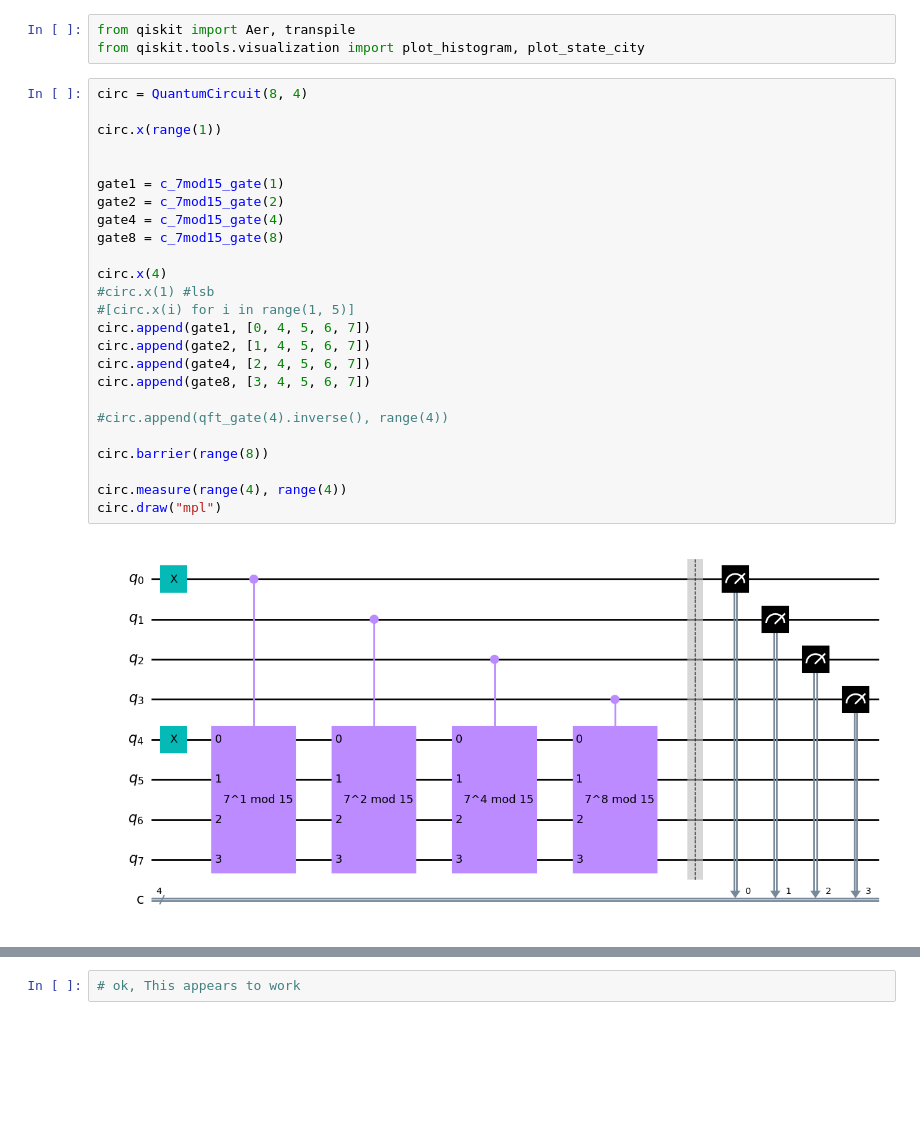
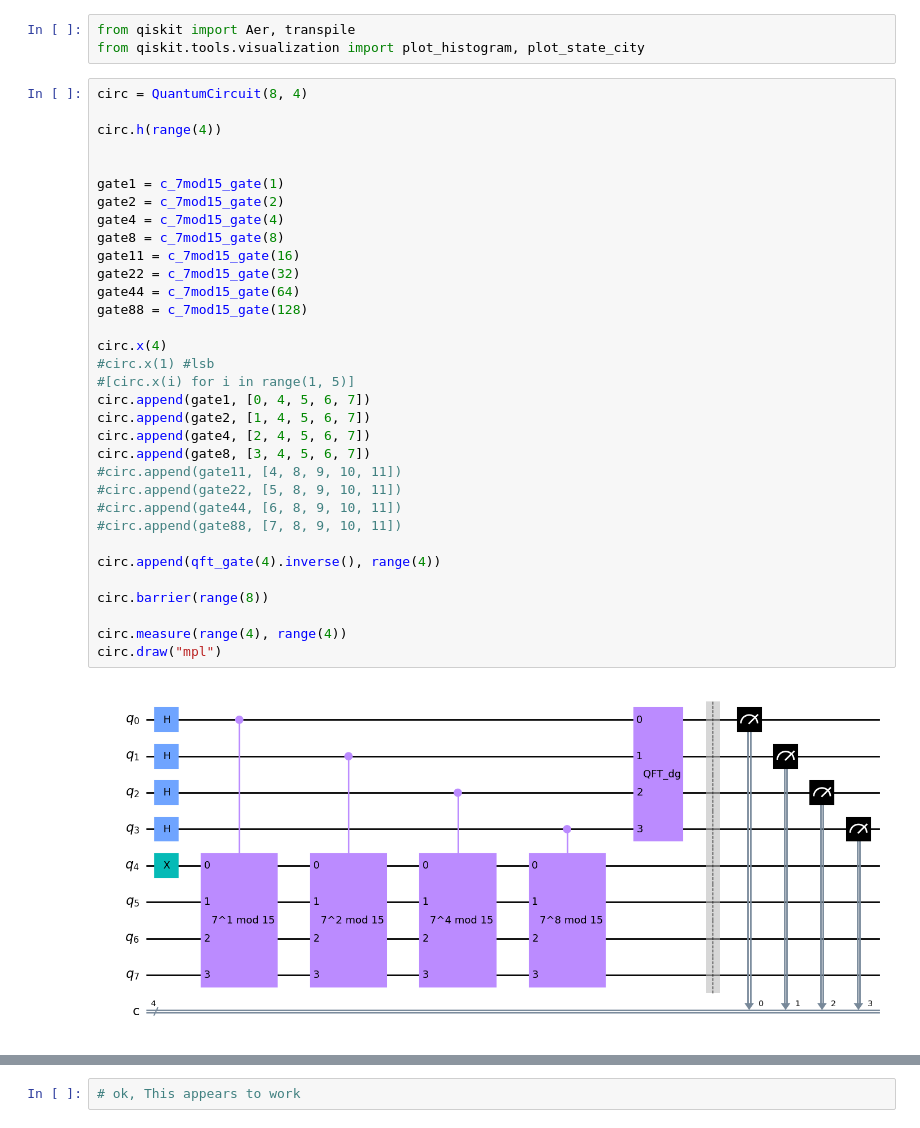
Before and after one commit to P2-718na/qft-speech, a Jupyter notebook: code/modular-exponentiation.ipynb, the cells around one changed output, grey strips where cells are left out. Saved outputs shown, nothing was run; the diff lists cells and outputs as text; blank space fills up the shorter version.

```diff
--- a/code/modular-exponentiation.ipynb
+++ b/code/modular-exponentiation.ipynb
@@ -53,30 +53,38 @@ from qiskit.tools.visualization import plot_histogram, plot_state_city
 # %%
 circ = QuantumCircuit(8, 4)
 
-circ.x(range(1))
+circ.h(range(4))
 
 
 gate1 = c_7mod15_gate(1)
 gate2 = c_7mod15_gate(2)
 gate4 = c_7mod15_gate(4)
 gate8 = c_7mod15_gate(8)
+gate11 = c_7mod15_gate(16)
+gate22 = c_7mod15_gate(32)
+gate44 = c_7mod15_gate(64)
+gate88 = c_7mod15_gate(128)
 
 circ.x(4)
 #circ.x(1) #lsb
 #[circ.x(i) for i in range(1, 5)]
 circ.append(gate1, [0, 4, 5, 6, 7])
 circ.append(gate2, [1, 4, 5, 6, 7])
 circ.append(gate4, [2, 4, 5, 6, 7])
 circ.append(gate8, [3, 4, 5, 6, 7])
+#circ.append(gate11, [4, 8, 9, 10, 11])
+#circ.append(gate22, [5, 8, 9, 10, 11])
+#circ.append(gate44, [6, 8, 9, 10, 11])
+#circ.append(gate88, [7, 8, 9, 10, 11])
 
-#circ.append(qft_gate(4).inverse(), range(4))
+circ.append(qft_gate(4).inverse(), range(4))
 
 circ.barrier(range(8))
 
 circ.measure(range(4), range(4))
 circ.draw("mpl")
 # %% [output]
-[figure, old version]
+[figure, new version]
 # %%
 simulator = Aer.get_backend('aer_simulator')
 transpiled_circ = transpile(circ, simulator)
```
Also changed, not shown: parts of 2 cells of this notebook, 9 other files.
